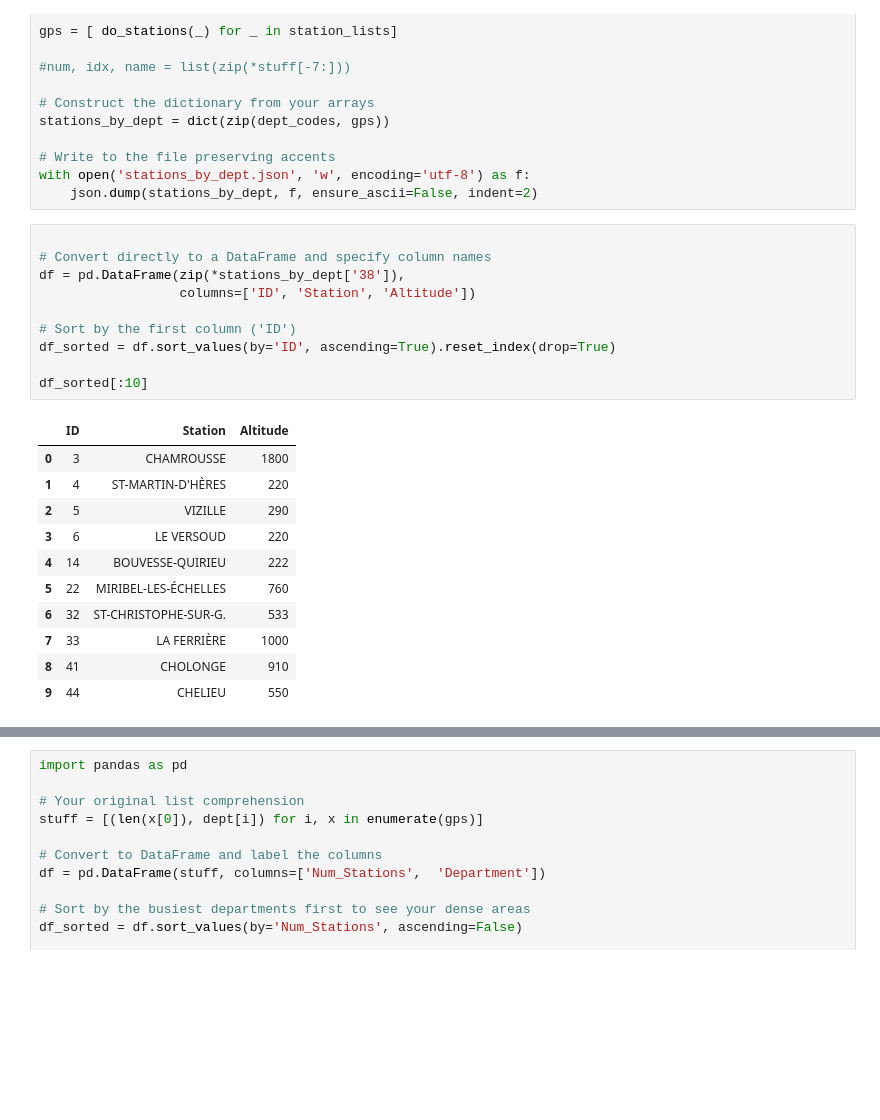
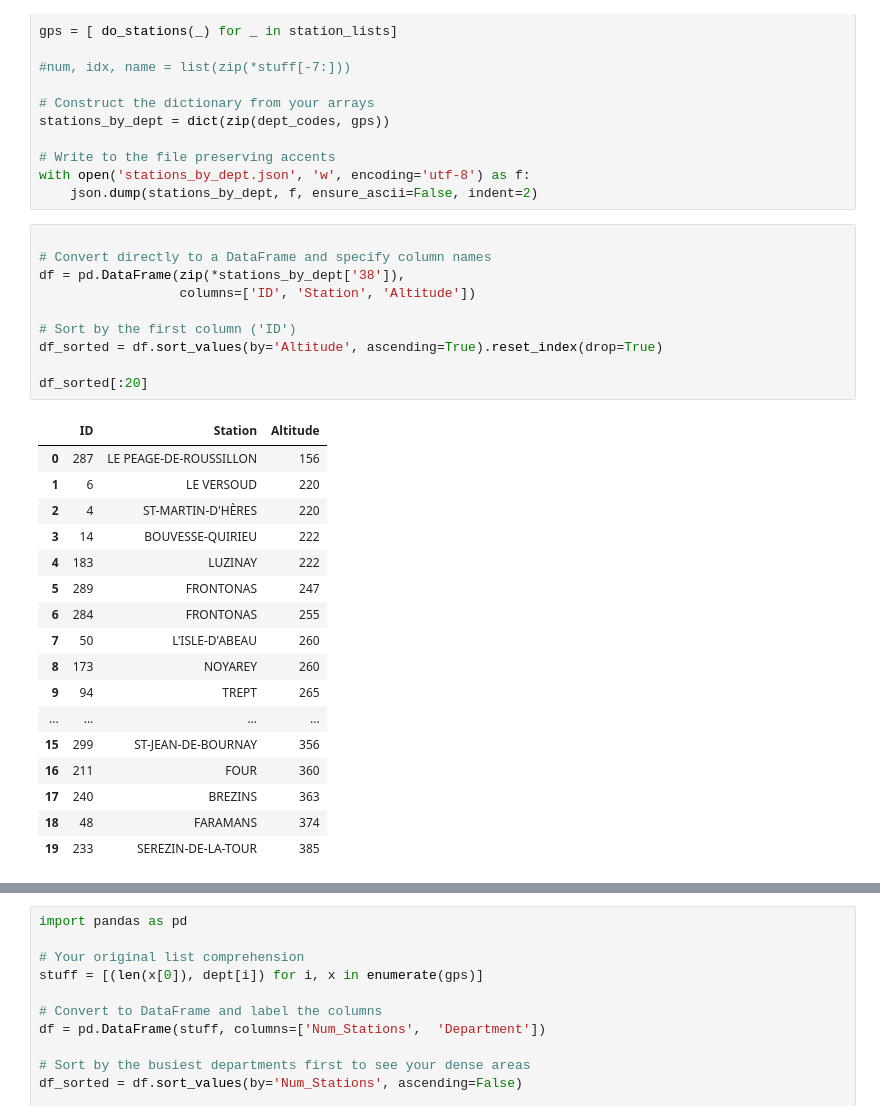
Before and after one commit to macbuse/ROMMA, a Jupyter notebook: new_data_scraper.ipynb, the cells around one changed output, grey strips where cells are left out. Drawn from its saved outputs; the diff is of its cells as text; blank space fills up the shorter version.

```diff
--- a/new_data_scraper.ipynb
+++ b/new_data_scraper.ipynb
@@ -69,22 +69,28 @@ with open('stations_by_dept.json', 'w', encoding='utf-8') as f:
 # %%
 
 # Convert directly to a DataFrame and specify column names
 df = pd.DataFrame(zip(*stations_by_dept['38']),
                   columns=['ID', 'Station', 'Altitude'])
 
 # Sort by the first column ('ID')
-df_sorted = df.sort_values(by='ID', ascending=True).reset_index(drop=True)
+df_sorted = df.sort_values(by='Altitude', ascending=True).reset_index(drop=True)
 
-df_sorted[:10]
+df_sorted[:20]
 # %% [output]
 |  | ID | Station | Altitude |
-| 0 | 3 | CHAMROUSSE | 1800 |
-| 1 | 4 | ST-MARTIN-D'HÈRES | 220 |
-| 2 | 5 | VIZILLE | 290 |
-| 3 | 6 | LE VERSOUD | 220 |
-| 4 | 14 | BOUVESSE-QUIRIEU | 222 |
-| 5 | 22 | MIRIBEL-LES-ÉCHELLES | 760 |
-| 6 | 32 | ST-CHRISTOPHE-SUR-G. | 533 |
-| 7 | 33 | LA FERRIÈRE | 1000 |
-| 8 | 41 | CHOLONGE | 910 |
-| 9 | 44 | CHELIEU | 550 |
+| 0 | 287 | LE PEAGE-DE-ROUSSILLON | 156 |
+| 1 | 6 | LE VERSOUD | 220 |
+| 2 | 4 | ST-MARTIN-D'HÈRES | 220 |
+| 3 | 14 | BOUVESSE-QUIRIEU | 222 |
+| 4 | 183 | LUZINAY | 222 |
+| 5 | 289 | FRONTONAS | 247 |
+| 6 | 284 | FRONTONAS | 255 |
+| 7 | 50 | L'ISLE-D'ABEAU | 260 |
+| 8 | 173 | NOYAREY | 260 |
+| 9 | 94 | TREPT | 265 |
+| ... | ... | ... | ... |
+| 15 | 299 | ST-JEAN-DE-BOURNAY | 356 |
+| 16 | 211 | FOUR | 360 |
+| 17 | 240 | BREZINS | 363 |
+| 18 | 48 | FARAMANS | 374 |
+| 19 | 233 | SEREZIN-DE-LA-TOUR | 385 |
```
Also changed, not shown: parts of 6 cells of this notebook, 1 other file.
